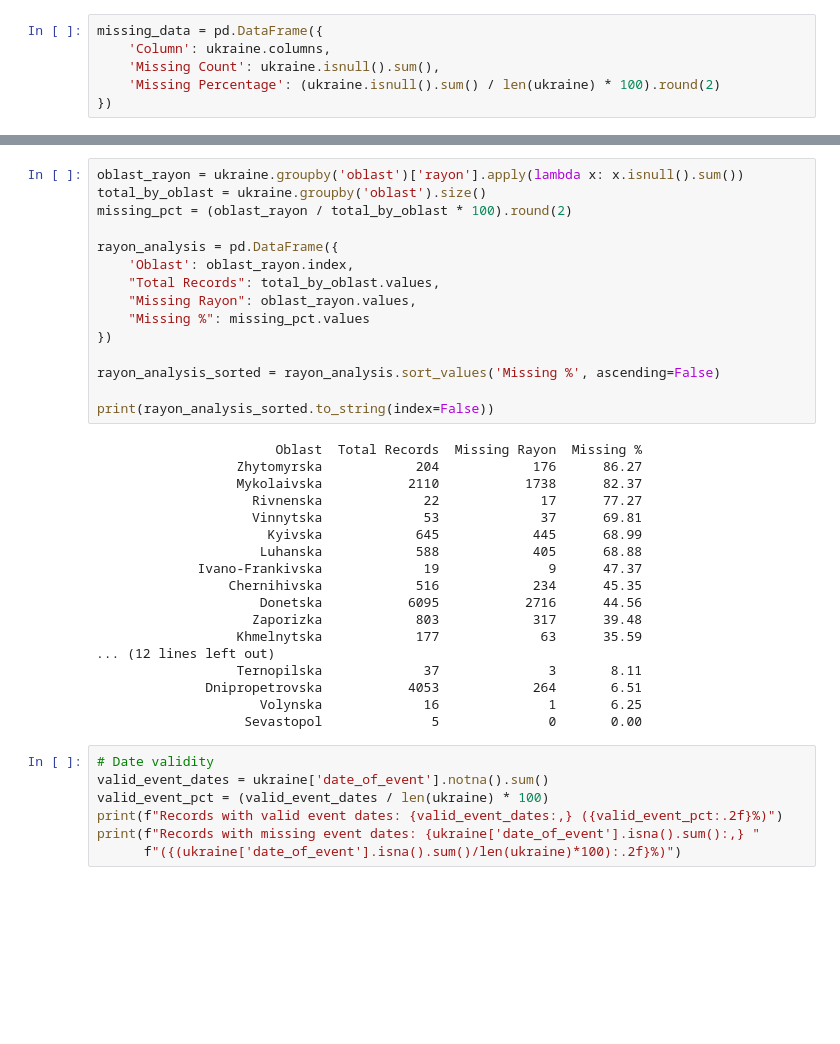
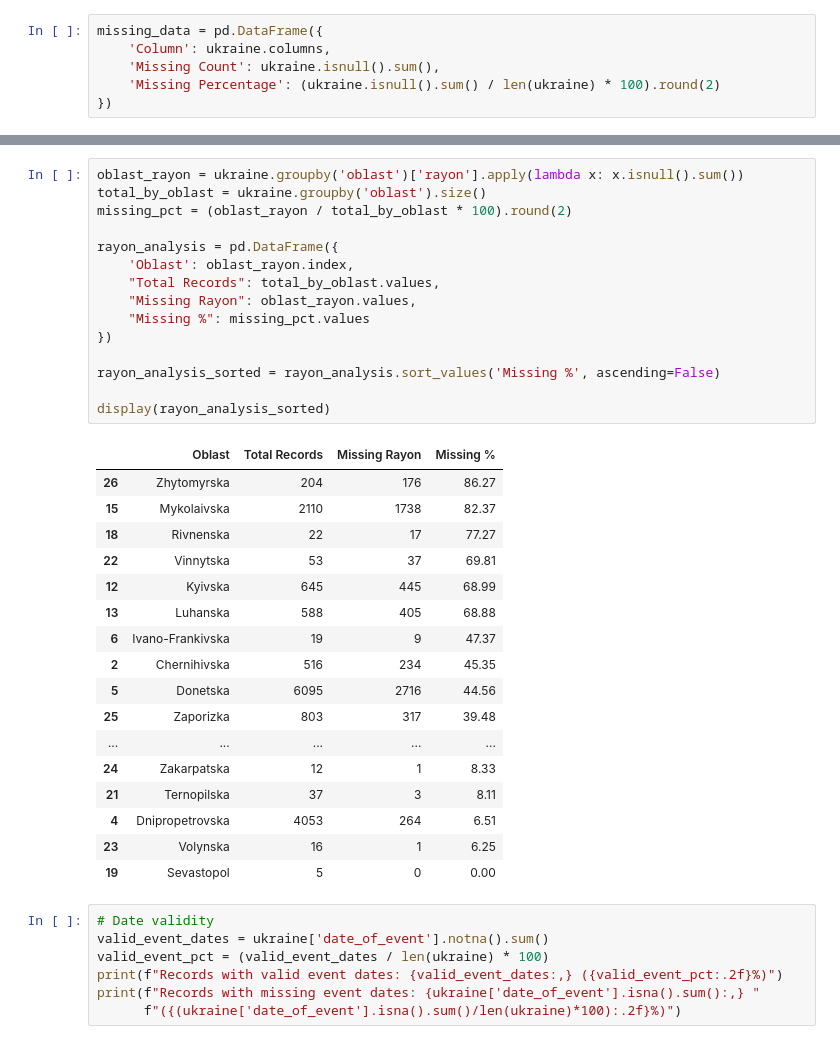
Before and after one commit to ssegaloff/UU_project_1, a Jupyter notebook: Project1_Ukraine.ipynb, the cells around one changed output, grey strips where cells are left out. Saved outputs shown, nothing was run; the diff lists cells and outputs as text; blank space fills up the shorter version.

```diff
--- a/Project1_Ukraine.ipynb
+++ b/Project1_Ukraine.ipynb
@@ -239,36 +241,36 @@ type_of_infrastructure              4                0.02
 # %%
 oblast_rayon = ukraine.groupby('oblast')['rayon'].apply(lambda x: x.isnull().sum())
 total_by_oblast = ukraine.groupby('oblast').size()
 missing_pct = (oblast_rayon / total_by_oblast * 100).round(2)
 
 rayon_analysis = pd.DataFrame({
     'Oblast': oblast_rayon.index,
     "Total Records": total_by_oblast.values,
     "Missing Rayon": oblast_rayon.values,
     "Missing %": missing_pct.values
 })
 
 rayon_analysis_sorted = rayon_analysis.sort_values('Missing %', ascending=False)
 
-print(rayon_analysis_sorted.to_string(index=False))
+display(rayon_analysis_sorted)
 # %% [output]
-                       Oblast  Total Records  Missing Rayon  Missing %
-                  Zhytomyrska            204            176      86.27
-                  Mykolaivska           2110           1738      82.37
-                    Rivnenska             22             17      77.27
-                    Vinnytska             53             37      69.81
-                      Kyivska            645            445      68.99
-                     Luhanska            588            405      68.88
-             Ivano-Frankivska             19              9      47.37
-                 Chernihivska            516            234      45.35
-                     Donetska           6095           2716      44.56
-                    Zaporizka            803            317      39.48
-                  Khmelnytska            177             63      35.59
-... (12 lines left out)
-                  Ternopilska             37              3       8.11
-              Dnipropetrovska           4053            264       6.51
-                     Volynska             16              1       6.25
-                   Sevastopol              5              0       0.00
+|  | Oblast | Total Records | Missing Rayon | Missing % |
+| 26 | Zhytomyrska | 204 | 176 | 86.27 |
+| 15 | Mykolaivska | 2110 | 1738 | 82.37 |
+| 18 | Rivnenska | 22 | 17 | 77.27 |
+| 22 | Vinnytska | 53 | 37 | 69.81 |
+| 12 | Kyivska | 645 | 445 | 68.99 |
+| 13 | Luhanska | 588 | 405 | 68.88 |
+| 6 | Ivano-Frankivska | 19 | 9 | 47.37 |
+| 2 | Chernihivska | 516 | 234 | 45.35 |
+| 5 | Donetska | 6095 | 2716 | 44.56 |
+| 25 | Zaporizka | 803 | 317 | 39.48 |
+| ... | ... | ... | ... | ... |
+| 24 | Zakarpatska | 12 | 1 | 8.33 |
+| 21 | Ternopilska | 37 | 3 | 8.11 |
+| 4 | Dnipropetrovska | 4053 | 264 | 6.51 |
+| 23 | Volynska | 16 | 1 | 6.25 |
+| 19 | Sevastopol | 5 | 0 | 0.00 |
 # %%
 # Date validity
 valid_event_dates = ukraine['date_of_event'].notna().sum()
```
Also changed, not shown: parts of 21 cells of this notebook.
